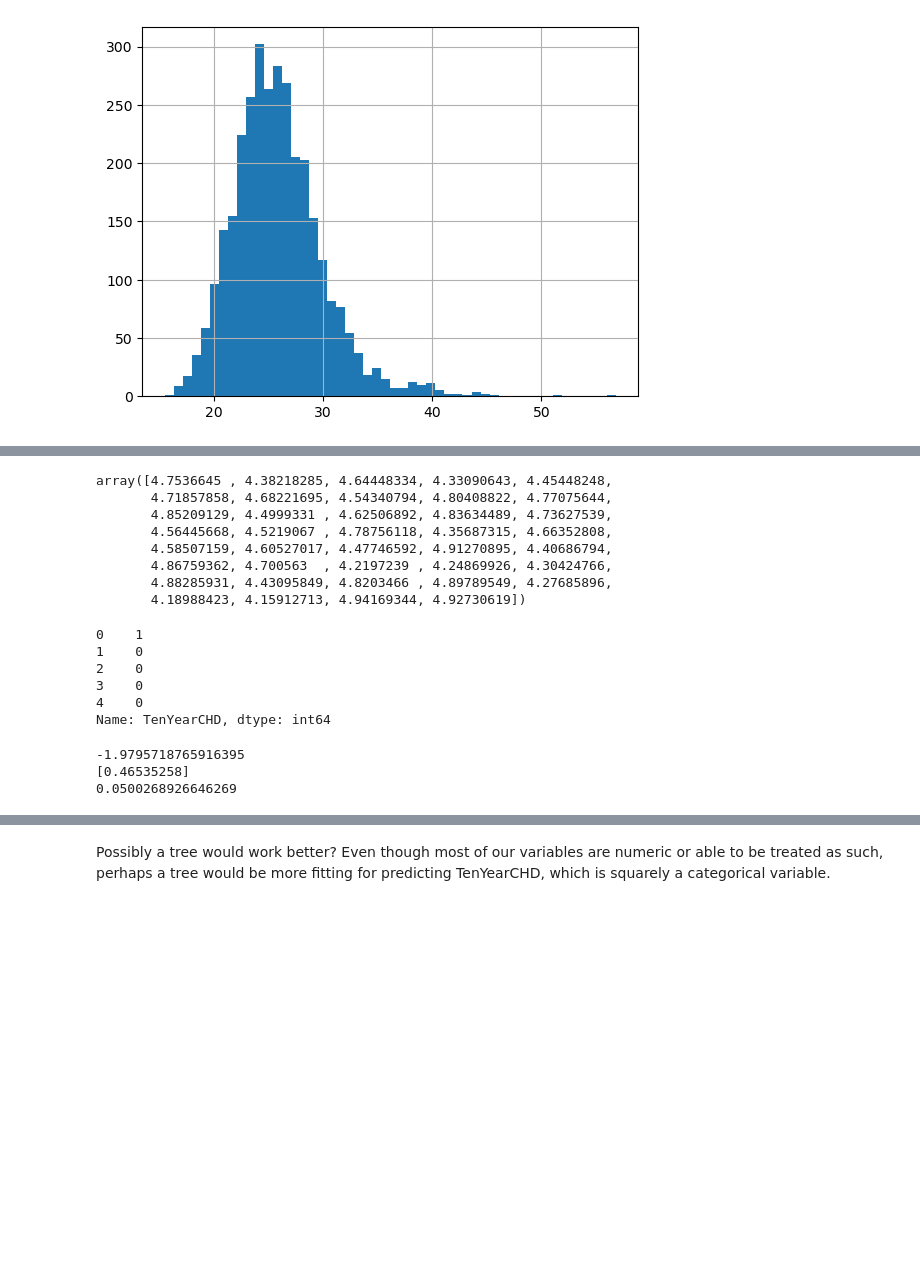
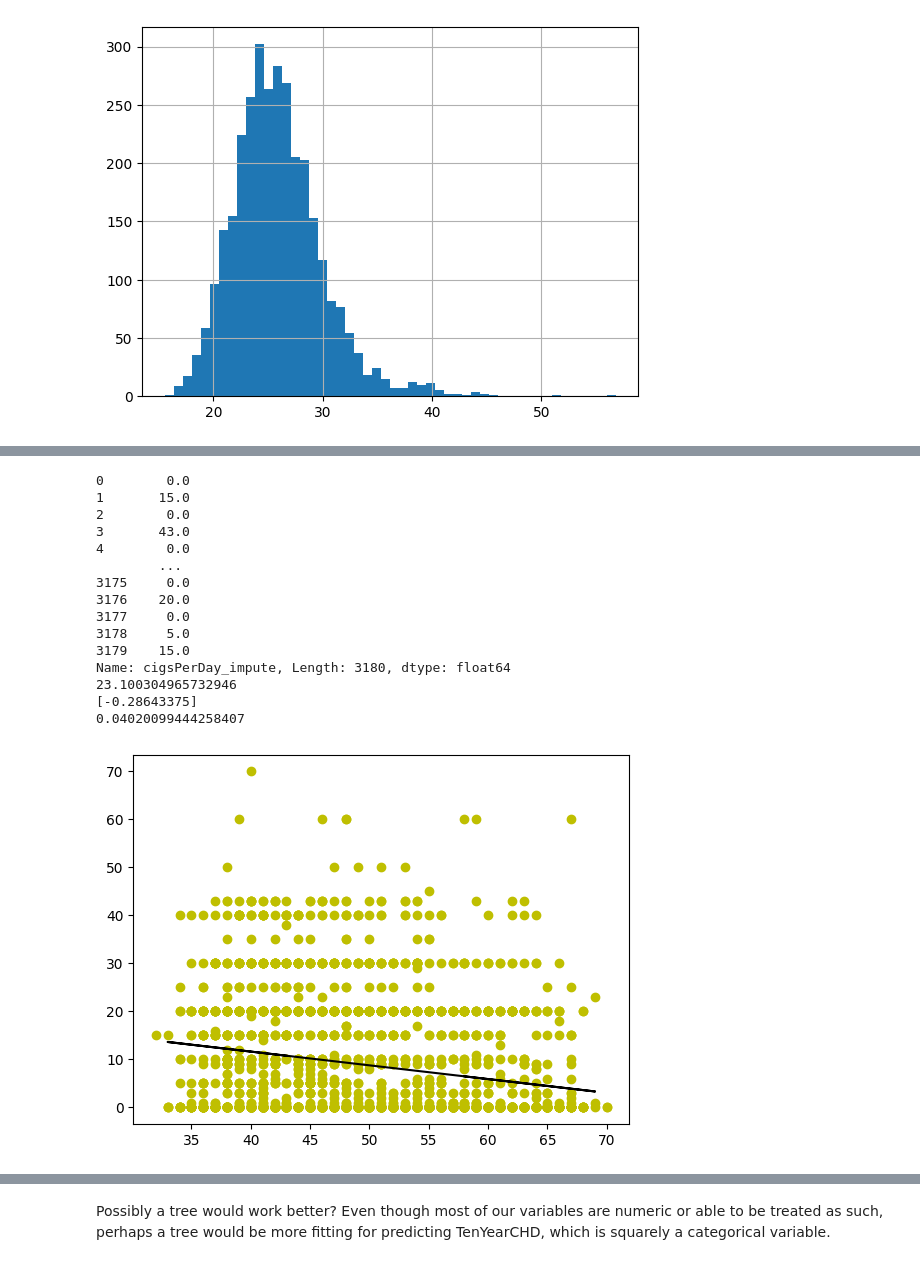
Before and after one commit to vnewsome/project_chd, a Jupyter notebook: ML_project2.ipynb, the cells around one changed output, grey strips where cells are left out. Cells and saved outputs as stored; diff of their text form; code cells hidden in the pictures; blank space fills up the shorter version.

```diff
--- a/ML_project2.ipynb
+++ b/ML_project2.ipynb
@@ -301,30 +300,42 @@ X.head()
-# %%
-data['age_scale'].unique()
-# %% [output]
-array([4.7536645 , 4.38218285, 4.64448334, 4.33090643, 4.45448248,
-       4.71857858, 4.68221695, 4.54340794, 4.80408822, 4.77075644,
-       4.85209129, 4.4999331 , 4.62506892, 4.83634489, 4.73627539,
-       4.56445668, 4.5219067 , 4.78756118, 4.35687315, 4.66352808,
-       4.58507159, 4.60527017, 4.47746592, 4.91270895, 4.40686794,
-       4.86759362, 4.700563  , 4.2197239 , 4.24869926, 4.30424766,
-       4.88285931, 4.43095849, 4.8203466 , 4.89789549, 4.27685896,
-       4.18988423, 4.15912713, 4.94169344, 4.92730619])
-# %%
-y = data['TenYearCHD']
-y.head()
-# %% [output]
-0    1
-1    0
-2    0
-3    0
-4    0
-Name: TenYearCHD, dtype: int64
-# %%
-reg = LinearRegression().fit(X, y)
-print(reg.intercept_)
-print(reg.coef_)
-print(reg.score(X, y))
-# %% [output]
--1.9795718765916395
-[0.46535258]
-0.0500268926646269
+# %%
+data = data.replace([np.nan, -np.inf], 0)
+X = data.loc[:,vars]
+y = data['cigsPerDay_impute']
+print(y)
+
+from sklearn.model_selection import train_test_split
+X_train, X_test, y_train, y_test = train_test_split(X, y, test_size=0.2, random_state=0)
+
+from sklearn.linear_model import LinearRegression
+regressor = LinearRegression()
+regressor.fit(X_train, y_train)
+
+LinearRegression()
+
+print(regressor.intercept_)
+print(regressor.coef_)
+print(regressor.score(X, y))
+
+y_pred = regressor.predict(X_test)
+
+plt.scatter(X_train, y_train,color='y')
+plt.plot(X_test, y_pred,color='k')
+
+plt.show()
+# %% [output]
+0        0.0
+1       15.0
+2        0.0
+3       43.0
+4        0.0
+        ...
+3175     0.0
+3176    20.0
+3177     0.0
+3178     5.0
+3179    15.0
+Name: cigsPerDay_impute, Length: 3180, dtype: float64
+23.100304965732946
+[-0.28643375]
+0.04020099444258407
+[figure, added]
```
Also changed, not shown: parts of 16 cells of this notebook.
